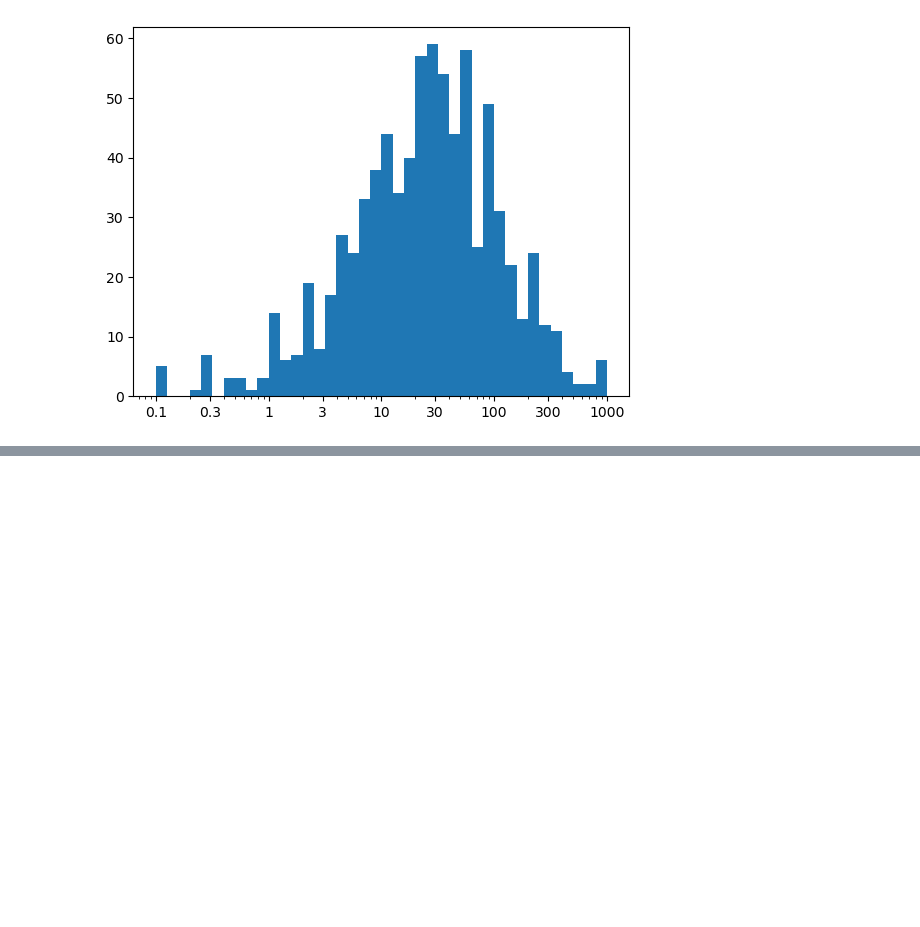
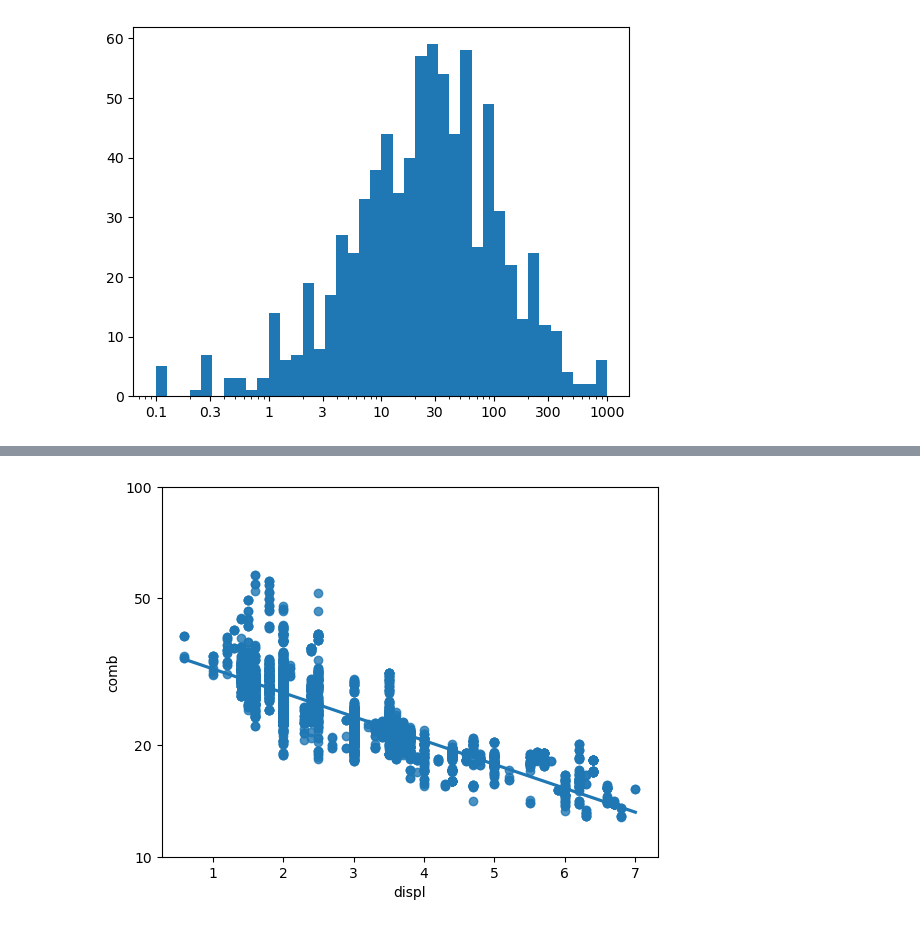
Before and after one commit to Nihal-Awad/Matplot-Seaborn-Practice, a Jupyter notebook: Visualization.ipynb, the cells around one changed output, grey strips where cells are left out. Saved outputs shown, nothing was run; the diff lists cells and outputs as text; code cells hidden in the pictures; blank space fills up the shorter version.

```diff
--- a/Visualization.ipynb
+++ b/Visualization.ipynb
@@ -286,0 +312,13 @@ fuel_econ = pd.read_csv('./')
+# %%
+def log_trans(x, inverse = False):
+
+    if not inverse:
+        return np.log10(x)
+    else:
+        return np.power(10, x)
+
+sns.regplot(data = fuel_econ, x = fuel_econ.displ, y = fuel_econ.comb.apply(log_trans))
+ticks = [10, 20, 50, 100]
+plt.yticks(log_trans(ticks), ticks);
+# %% [output]
+[figure, added]
```
Also changed, not shown: parts of 4 cells of this notebook.
